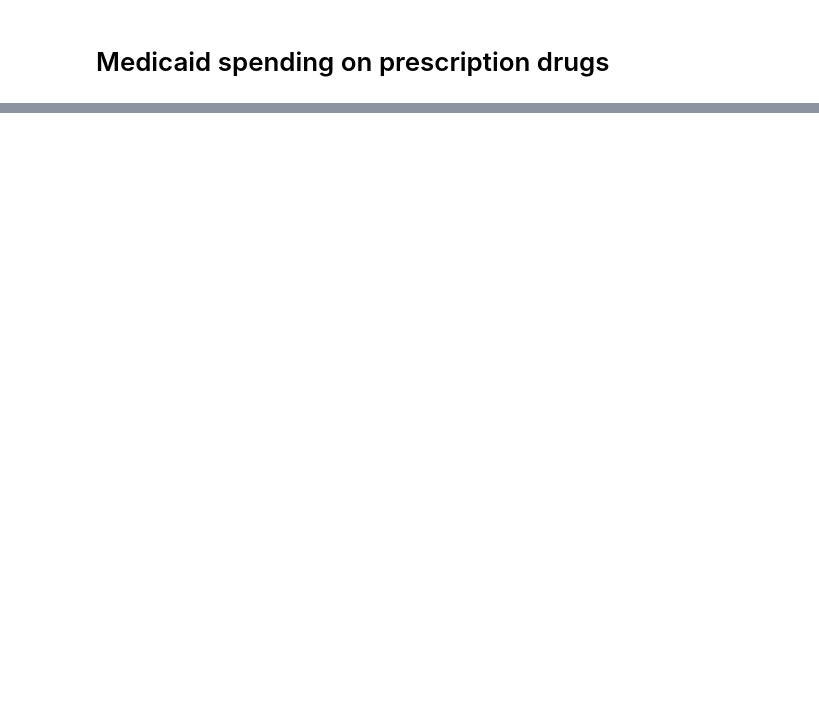
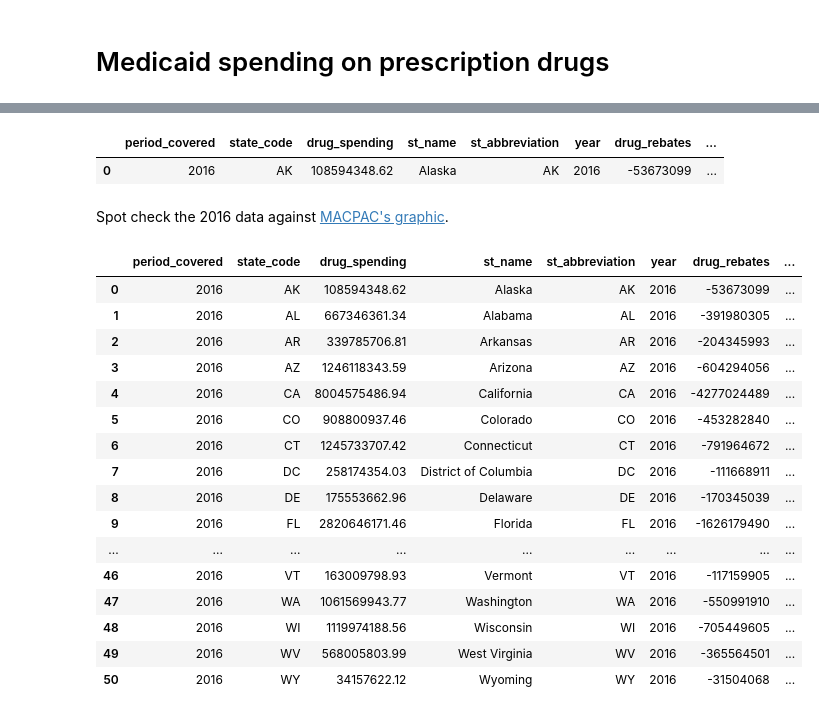
Before and after one commit to PublicI/medicaid-influence-analysis, a Jupyter notebook: drug_spending.ipynb, the cells around one changed output, grey strips where cells are left out. Drawn from its saved outputs; the diff is of its cells as text; code cells hidden in the pictures; blank space fills up the shorter version.

Commit message:
Added analysis on medicaid spending, rebates state budgets.

```diff
--- a/drug_spending.ipynb
+++ b/drug_spending.ipynb
@@ -5,0 +188,3 @@ import numpy as np
+# %%
+drug_rebates.rename(columns={"rebate_amount": "drug_rebates"}, inplace=True)
+drug_rebates.head(1)
@@ -5,0 +200,4 @@ import numpy as np
+# %%
+drug_rebates_grouped = drug_rebates.groupby(["st_name", "st_abbreviation", "year"])["drug_rebates"].sum()
+drug_rebates_grouped = drug_rebates_grouped.reset_index()
+drug_rebates_grouped.info()
@@ -5,0 +221,3 @@ import numpy as np
+# %%
+medicaid_drug_costs = drug_spending.merge(drug_rebates_grouped, left_on=["state_code", "period_covered"], right_on=["st_abbreviation", "year"], how="inner")
+medicaid_drug_costs.info()
@@ -5,0 +261,4 @@ import numpy as np
+# %%
+# Use addition because the drug rebates are expressed as negatives
+medicaid_drug_costs["spending_less_rebates"] = medicaid_drug_costs["drug_spending"] + medicaid_drug_costs["drug_rebates"]
+medicaid_drug_costs.info()
@@ -5,0 +279,27 @@ import numpy as np
+# %%
+medicaid_drug_costs.head(1)
+# %% [output]
+|  | period_covered | state_code | drug_spending | st_name | st_abbreviation | year | drug_rebates | ... |
+| 0 | 2016 | AK | 108594348.62 | Alaska | AK | 2016 | -53673099 | ... |
+# %% [markdown]
+Spot check the 2016 data against [MACPAC's graphic](https://www.macpac.gov/wp-content/uploads/2015/11/EXHIBIT-28.-Medicaid-Gross-Spending-and-Rebates-for-Drugs-by-Delivery-System-FY-2016-millions.pdf).
+# %%
+medicaid_drug_costs[medicaid_drug_costs["period_covered"] == 2016]
+# %% [output]
+|  | period_covered | state_code | drug_spending | st_name | st_abbreviation | year | drug_rebates | ... |
+| 0 | 2016 | AK | 108594348.62 | Alaska | AK | 2016 | -53673099 | ... |
+| 1 | 2016 | AL | 667346361.34 | Alabama | AL | 2016 | -391980305 | ... |
+| 2 | 2016 | AR | 339785706.81 | Arkansas | AR | 2016 | -204345993 | ... |
+| 3 | 2016 | AZ | 1246118343.59 | Arizona | AZ | 2016 | -604294056 | ... |
+| 4 | 2016 | CA | 8004575486.94 | California | CA | 2016 | -4277024489 | ... |
+| 5 | 2016 | CO | 908800937.46 | Colorado | CO | 2016 | -453282840 | ... |
+| 6 | 2016 | CT | 1245733707.42 | Connecticut | CT | 2016 | -791964672 | ... |
+| 7 | 2016 | DC | 258174354.03 | District of Columbia | DC | 2016 | -111668911 | ... |
+| 8 | 2016 | DE | 175553662.96 | Delaware | DE | 2016 | -170345039 | ... |
+| 9 | 2016 | FL | 2820646171.46 | Florida | FL | 2016 | -1626179490 | ... |
+| ... | ... | ... | ... | ... | ... | ... | ... | ... |
+| 46 | 2016 | VT | 163009798.93 | Vermont | VT | 2016 | -117159905 | ... |
+| 47 | 2016 | WA | 1061569943.77 | Washington | WA | 2016 | -550991910 | ... |
+| 48 | 2016 | WI | 1119974188.56 | Wisconsin | WI | 2016 | -705449605 | ... |
+| 49 | 2016 | WV | 568005803.99 | West Virginia | WV | 2016 | -365564501 | ... |
+| 50 | 2016 | WY | 34157622.12 | Wyoming | WY | 2016 | -31504068 | ... |
```
Also changed, not shown: parts of 56 cells of this notebook.
